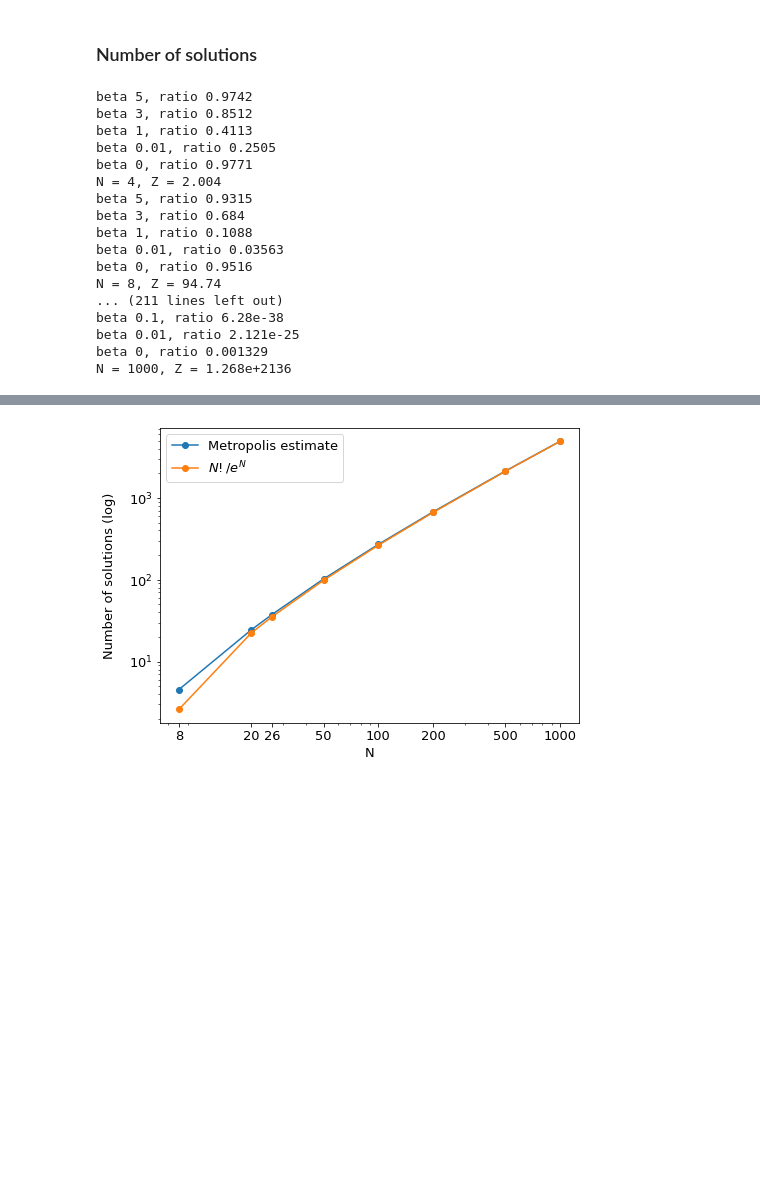
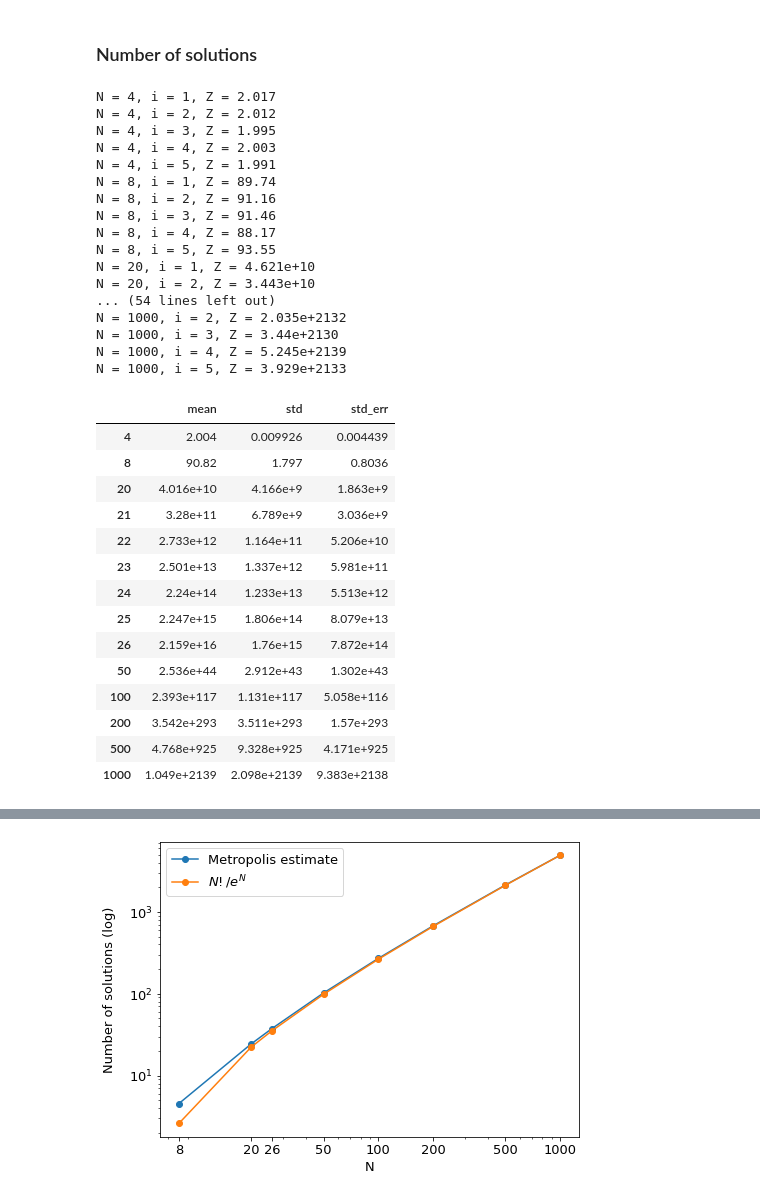
Before and after one commit to frasalvi/n_queens_mcmc, a Jupyter notebook: plots.ipynb, the cells around one changed output, grey strips where cells are left out. Drawn from its saved outputs; the diff is of its cells as text; code cells hidden in the pictures; blank space fills up the shorter version.

```diff
--- a/plots.ipynb
+++ b/plots.ipynb
@@ -109,7 +109,7 @@ beta_grid_large = [
         20,
     ]
 convergence_moves = 200_000
-counting_moves = 800_000
+counting_moves = 300_000
 n_repetitions = 5
 Z_arr = []
 
@@ -121,28 +121,53 @@ for N in N_arr:
         beta_grid = beta_grid_large
 
     Z_arr_arr = []
-    for i in range(n_repetitions):
-        Z = count_solutions(N, convergence_moves, counting_moves, beta_grid, debug=True, i=i)
-        Z_arr_arr.append((mp.log(Z)))
+    for i in range(1, n_repetitions+1):
+        Z = count_solutions(N, convergence_moves, counting_moves, beta_grid, debug=False, iter=i)
+        Z_arr_arr.append(Z)
         with mp.workdps(4):
-            print(f"N = {N}, Z = {Z}")
+            print(f"N = {N}, i = {i}, Z = {Z}")
 
     Z_arr.append(Z_arr_arr)
 # %% [output]
-beta 5, ratio 0.9742
-beta 3, ratio 0.8512
-beta 1, ratio 0.4113
-beta 0.01, ratio 0.2505
-beta 0, ratio 0.9771
-N = 4, Z = 2.004
-beta 5, ratio 0.9315
-beta 3, ratio 0.684
-beta 1, ratio 0.1088
-beta 0.01, ratio 0.03563
-beta 0, ratio 0.9516
-N = 8, Z = 94.74
-... (211 lines left out)
-beta 0.1, ratio 6.28e-38
-beta 0.01, ratio 2.121e-25
-beta 0, ratio 0.001329
-N = 1000, Z = 1.268e+2136
+N = 4, i = 1, Z = 2.017
+N = 4, i = 2, Z = 2.012
+N = 4, i = 3, Z = 1.995
+N = 4, i = 4, Z = 2.003
+N = 4, i = 5, Z = 1.991
+N = 8, i = 1, Z = 89.74
+N = 8, i = 2, Z = 91.16
+N = 8, i = 3, Z = 91.46
+N = 8, i = 4, Z = 88.17
+N = 8, i = 5, Z = 93.55
+N = 20, i = 1, Z = 4.621e+10
+N = 20, i = 2, Z = 3.443e+10
+... (54 lines left out)
+N = 1000, i = 2, Z = 2.035e+2132
+N = 1000, i = 3, Z = 3.44e+2130
+N = 1000, i = 4, Z = 5.245e+2139
+N = 1000, i = 5, Z = 3.929e+2133
+# %%
+Z_df = pd.DataFrame(Z_arr, index=N_arr, columns=range(n_repetitions))
+temp = Z_df.apply(lambda x: np.array(x, dtype=object), axis=1)
+Z_stats = pd.DataFrame()
+Z_stats.index = Z_df.index
+Z_stats["mean"] = temp.apply(lambda x: mp.nstr(np.mean(x), 4))
+Z_stats["std"] = temp.apply(lambda x: mp.nstr(np.std(x), 4))
+Z_stats["std_err"] = temp.apply(lambda x: mp.nstr(np.std(x) / np.sqrt(len(x)), 4))
+Z_stats
+# %% [output]
+|  | mean | std | std_err |
+| 4 | 2.004 | 0.009926 | 0.004439 |
+| 8 | 90.82 | 1.797 | 0.8036 |
+| 20 | 4.016e+10 | 4.166e+9 | 1.863e+9 |
+| 21 | 3.28e+11 | 6.789e+9 | 3.036e+9 |
+| 22 | 2.733e+12 | 1.164e+11 | 5.206e+10 |
+| 23 | 2.501e+13 | 1.337e+12 | 5.981e+11 |
+| 24 | 2.24e+14 | 1.233e+13 | 5.513e+12 |
+| 25 | 2.247e+15 | 1.806e+14 | 8.079e+13 |
+| 26 | 2.159e+16 | 1.76e+15 | 7.872e+14 |
+| 50 | 2.536e+44 | 2.912e+43 | 1.302e+43 |
+| 100 | 2.393e+117 | 1.131e+117 | 5.058e+116 |
+| 200 | 3.542e+293 | 3.511e+293 | 1.57e+293 |
+| 500 | 4.768e+925 | 9.328e+925 | 4.171e+925 |
+| 1000 | 1.049e+2139 | 2.098e+2139 | 9.383e+2138 |
```
Also changed, not shown: parts of 2 cells of this notebook.
